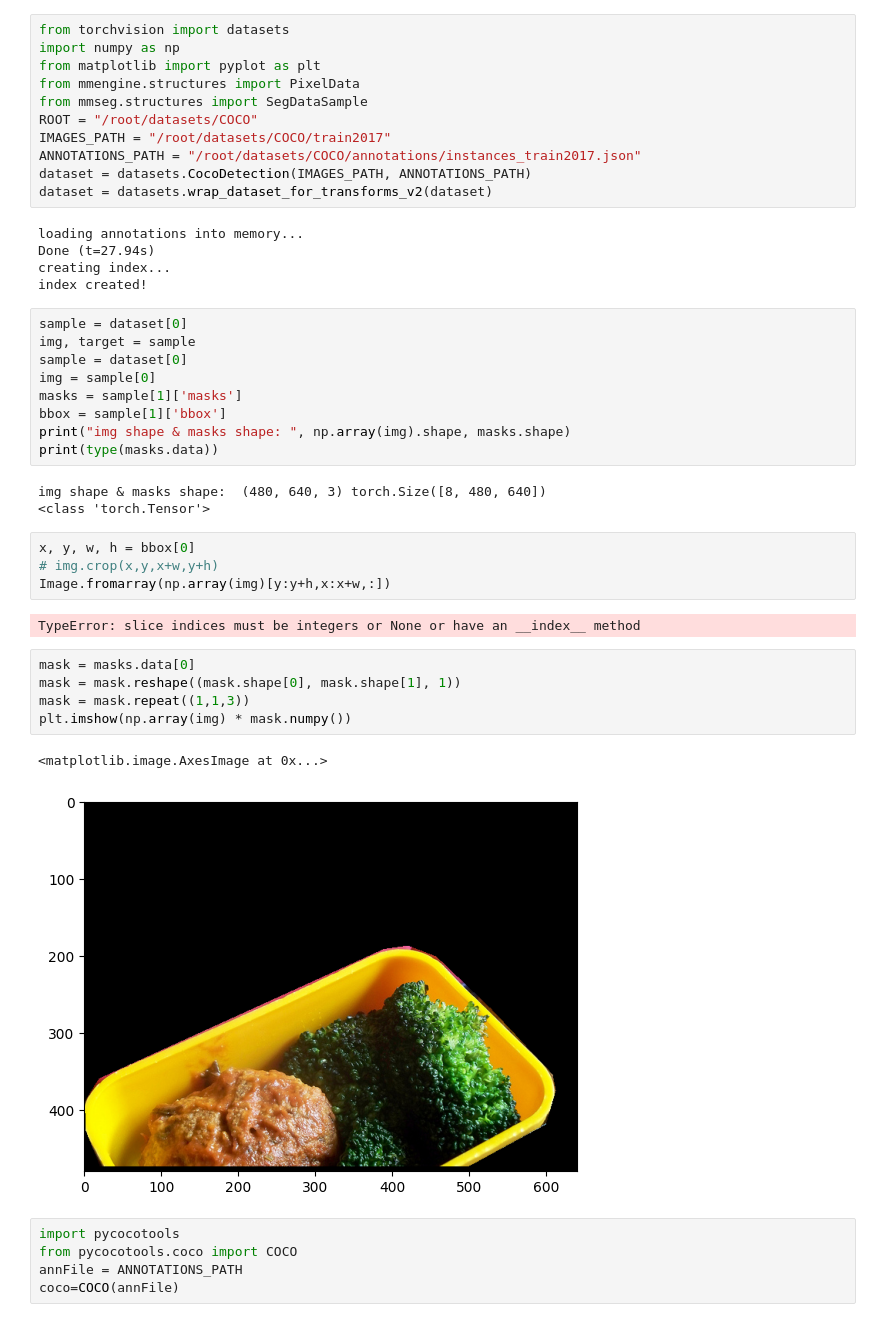
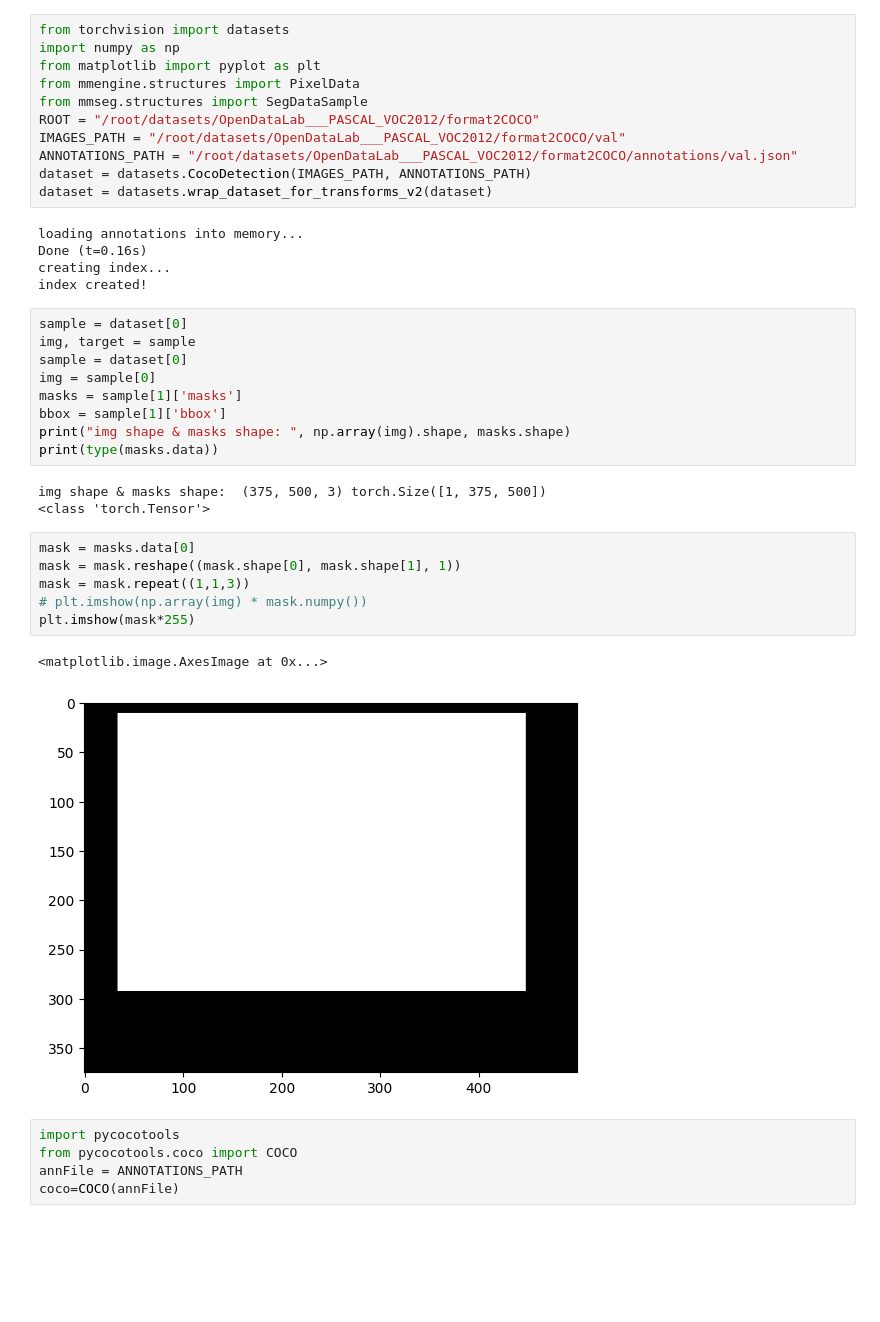
Before and after one commit to YatesZhang/retrieval, a Jupyter notebook: sam/SAM.ipynb, the cells around one changed output. Drawn from its saved outputs; the diff is of its cells as text; blank space fills up the shorter version.

Commit message:
Prepare dataset for IN_CONTEXT training

```diff
--- a/sam/SAM.ipynb
+++ b/sam/SAM.ipynb
@@ -43,14 +4,14 @@ import numpy as np
 from matplotlib import pyplot as plt
 from mmengine.structures import PixelData
 from mmseg.structures import SegDataSample
-ROOT = "/root/datasets/COCO"
-IMAGES_PATH = "/root/datasets/COCO/train2017"
-ANNOTATIONS_PATH = "/root/datasets/COCO/annotations/instances_train2017.json"
+ROOT = "/root/datasets/OpenDataLab___PASCAL_VOC2012/format2COCO"
+IMAGES_PATH = "/root/datasets/OpenDataLab___PASCAL_VOC2012/format2COCO/val"
+ANNOTATIONS_PATH = "/root/datasets/OpenDataLab___PASCAL_VOC2012/format2COCO/annotations/val.json"
 dataset = datasets.CocoDetection(IMAGES_PATH, ANNOTATIONS_PATH)
 dataset = datasets.wrap_dataset_for_transforms_v2(dataset)
 # %% [output]
 loading annotations into memory...
-Done (t=27.94s)
+Done (t=0.16s)
 creating index...
 index created!
 # %%
@@ -63,22 +24,17 @@ bbox = sample[1]['bbox']
 print("img shape & masks shape: ", np.array(img).shape, masks.shape)
 print(type(masks.data))
 # %% [output]
-img shape & masks shape:  (480, 640, 3) torch.Size([8, 480, 640])
+img shape & masks shape:  (375, 500, 3) torch.Size([1, 375, 500])
 <class 'torch.Tensor'>
-# %%
-x, y, w, h = bbox[0]
-# img.crop(x,y,x+w,y+h)
-Image.fromarray(np.array(img)[y:y+h,x:x+w,:])
-# %% [output]
-TypeError: slice indices must be integers or None or have an __index__ method
 # %%
 mask = masks.data[0]
 mask = mask.reshape((mask.shape[0], mask.shape[1], 1))
 mask = mask.repeat((1,1,3))
-plt.imshow(np.array(img) * mask.numpy())
+# plt.imshow(np.array(img) * mask.numpy())
+plt.imshow(mask*255)
 # %% [output]
 <matplotlib.image.AxesImage at 0x...>
-[figure, old version]
+[figure, new version]
 # %%
 import pycocotools
 from pycocotools.coco import COCO
```
Also changed, not shown: parts of 1 cell of this notebook, 2 other files.
